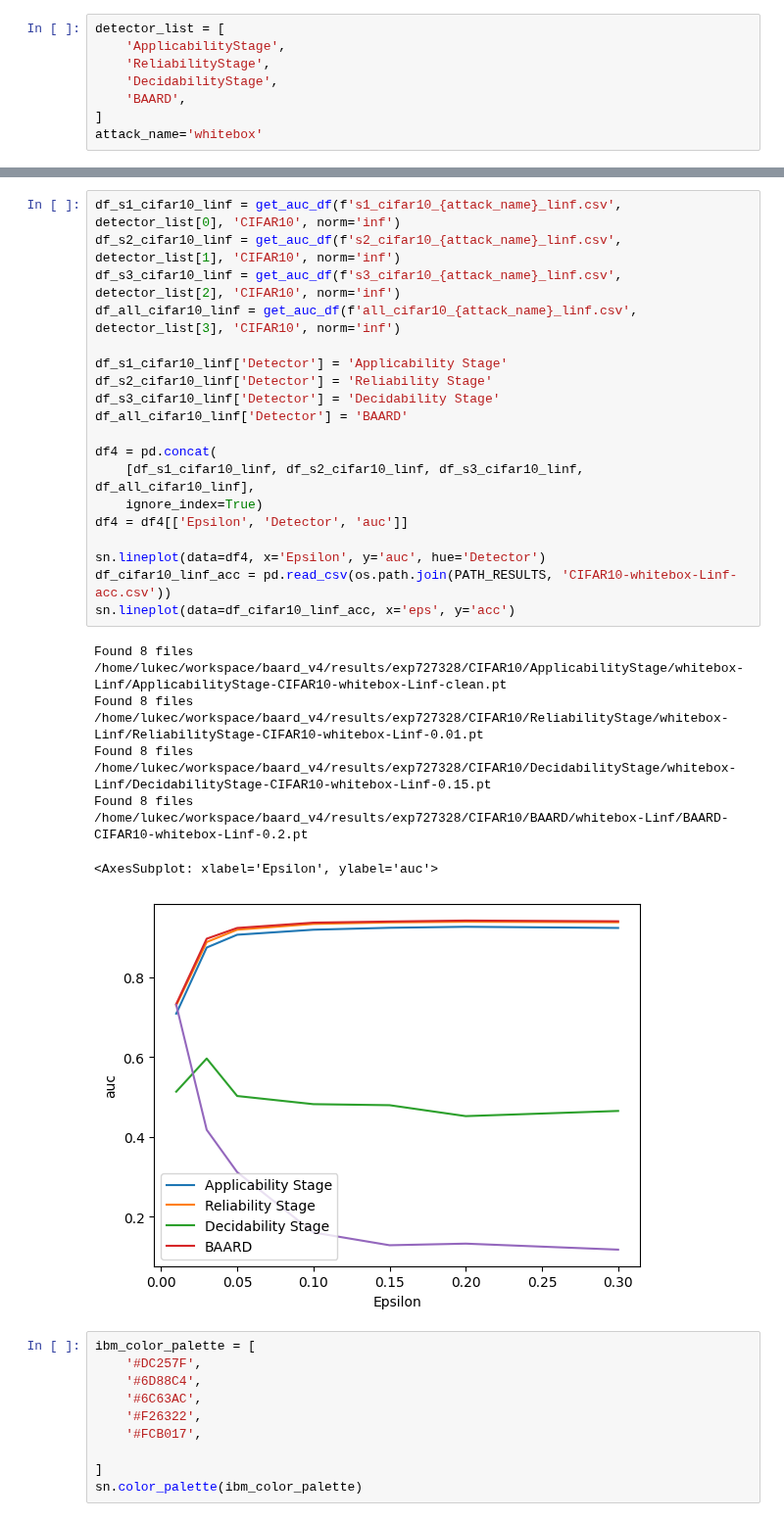
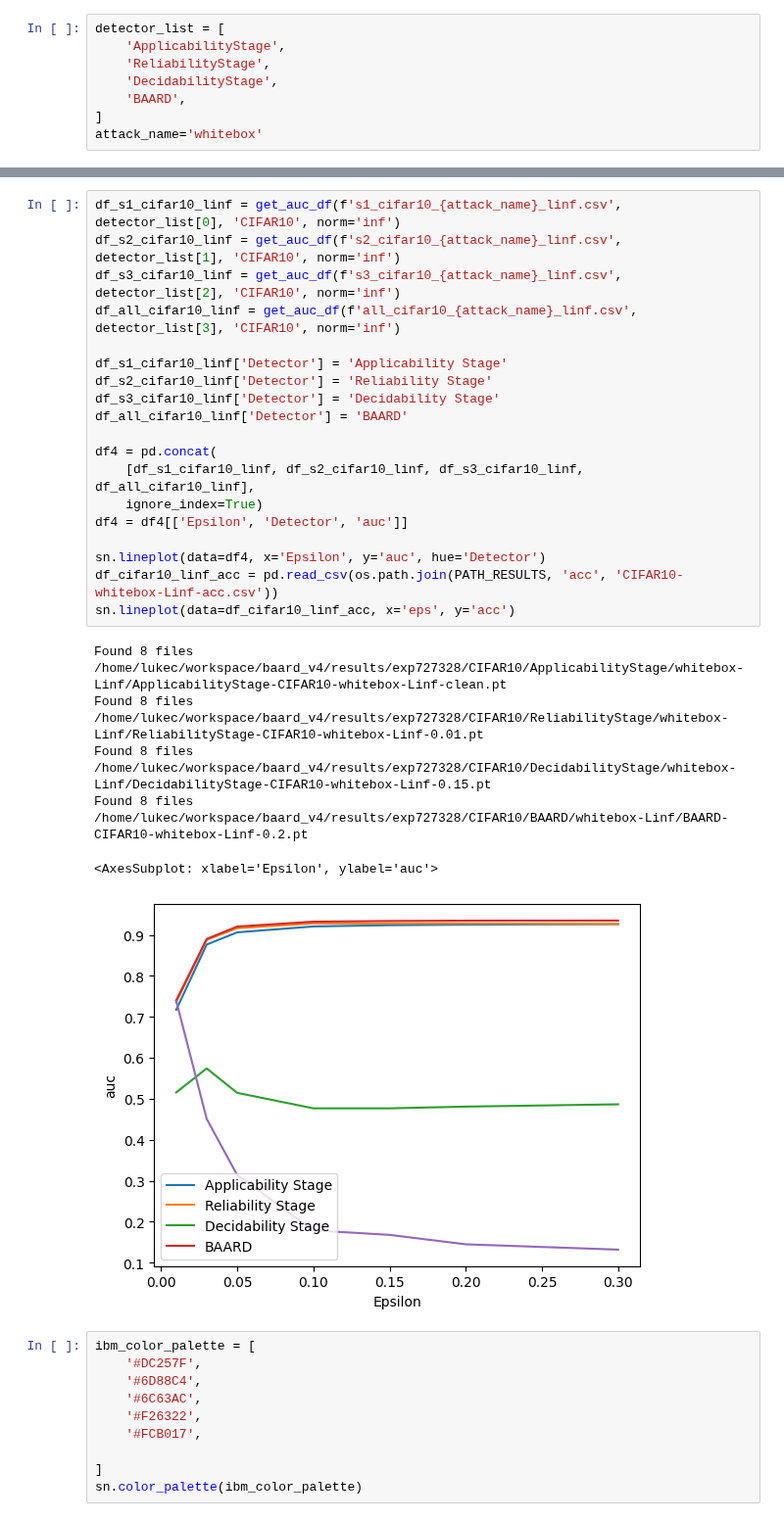
Before and after one commit to changx03/baard, a Jupyter notebook: plots/figure_whitebox.ipynb, the cells around one changed output, grey strips where cells are left out. Shown at 98% size. Saved outputs shown, nothing was run; the diff lists cells and outputs as text.

```diff
--- a/plots/figure_whitebox.ipynb
+++ b/plots/figure_whitebox.ipynb
@@ -175,33 +165,33 @@ Found 12 files
 # %%
 df_s1_cifar10_linf = get_auc_df(f's1_cifar10_{attack_name}_linf.csv', detector_list[0], 'CIFAR10', norm='inf')
 df_s2_cifar10_linf = get_auc_df(f's2_cifar10_{attack_name}_linf.csv', detector_list[1], 'CIFAR10', norm='inf')
 df_s3_cifar10_linf = get_auc_df(f's3_cifar10_{attack_name}_linf.csv', detector_list[2], 'CIFAR10', norm='inf')
 df_all_cifar10_linf = get_auc_df(f'all_cifar10_{attack_name}_linf.csv', detector_list[3], 'CIFAR10', norm='inf')
 
 df_s1_cifar10_linf['Detector'] = 'Applicability Stage'
 df_s2_cifar10_linf['Detector'] = 'Reliability Stage'
 df_s3_cifar10_linf['Detector'] = 'Decidability Stage'
 df_all_cifar10_linf['Detector'] = 'BAARD'
 
 df4 = pd.concat(
     [df_s1_cifar10_linf, df_s2_cifar10_linf, df_s3_cifar10_linf, df_all_cifar10_linf],
     ignore_index=True)
 df4 = df4[['Epsilon', 'Detector', 'auc']]
 
 sn.lineplot(data=df4, x='Epsilon', y='auc', hue='Detector')
-df_cifar10_linf_acc = pd.read_csv(os.path.join(PATH_RESULTS, 'CIFAR10-whitebox-Linf-acc.csv'))
+df_cifar10_linf_acc = pd.read_csv(os.path.join(PATH_RESULTS, 'acc', 'CIFAR10-whitebox-Linf-acc.csv'))
 sn.lineplot(data=df_cifar10_linf_acc, x='eps', y='acc')
 # %% [output]
 Found 8 files
 /home/lukec/workspace/baard_v4/results/exp727328/CIFAR10/ApplicabilityStage/whitebox-Linf/ApplicabilityStage-CIFAR10-whitebox-Linf-clean.pt
 Found 8 files
 /home/lukec/workspace/baard_v4/results/exp727328/CIFAR10/ReliabilityStage/whitebox-Linf/ReliabilityStage-CIFAR10-whitebox-Linf-0.01.pt
 Found 8 files
 /home/lukec/workspace/baard_v4/results/exp727328/CIFAR10/DecidabilityStage/whitebox-Linf/DecidabilityStage-CIFAR10-whitebox-Linf-0.15.pt
 Found 8 files
 /home/lukec/workspace/baard_v4/results/exp727328/CIFAR10/BAARD/whitebox-Linf/BAARD-CIFAR10-whitebox-Linf-0.2.pt
 <AxesSubplot: xlabel='Epsilon', ylabel='auc'>
-[figure, old version]
+[figure, new version]
 # %%
 ibm_color_palette = [
     '#DC257F',
```
Also changed, not shown: parts of 4 cells of this notebook, 1 other file.
